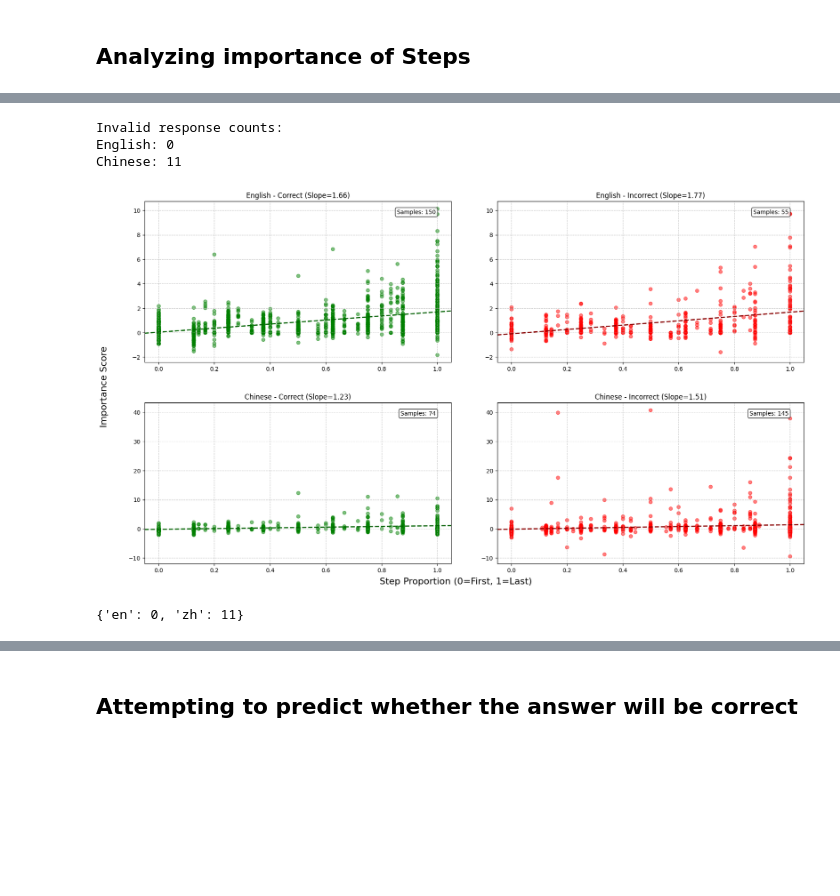
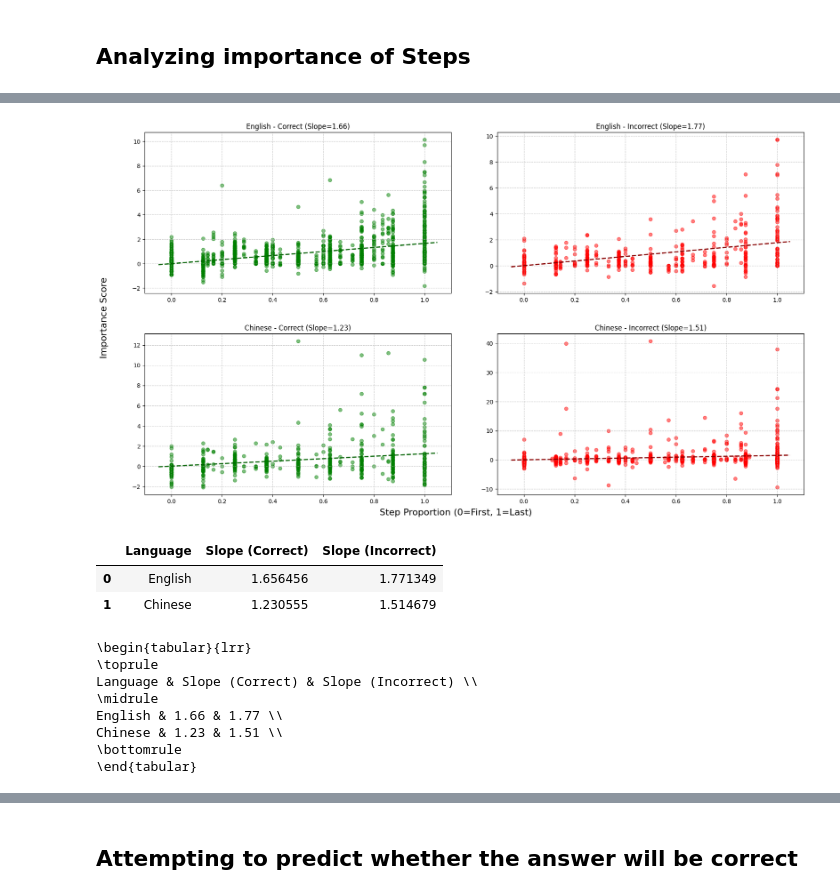
Before and after one commit to Jazhyc/IKNLP-Attribution, a Jupyter notebook: notebooks/analysis.ipynb, the cells around one changed output, grey strips where cells are left out. Cells and saved outputs as stored; diff of their text form; code cells hidden in the pictures; blank space fills up the shorter version.

```diff
--- a/notebooks/analysis.ipynb
+++ b/notebooks/analysis.ipynb
@@ -708,11 +655,23 @@ Chinese: 0
 # %%
-plot_step_importance_by_position(qwen_reasoning, languages=['en', 'zh'], figsize=(18, 10))
+slope_reasoning_df = plot_step_importance_by_position(qwen_reasoning, languages=['en', 'zh'], figsize=(18, 10))
 # %% [output]
-Invalid response counts:
-English: 0
-Chinese: 11
-[figure, old version]
+[figure, new version]
-{'en': 0, 'zh': 11}
+# %%
+display(slope_reasoning_df)
+# to latex
+print(slope_reasoning_df.to_latex(index=False, float_format="%.2f"))
+# %% [output]
+|  | Language | Slope (Correct) | Slope (Incorrect) |
+| 0 | English | 1.656456 | 1.771349 |
+| 1 | Chinese | 1.230555 | 1.514679 |
+\begin{tabular}{lrr}
+\toprule
+Language & Slope (Correct) & Slope (Incorrect) \\
+\midrule
+English & 1.66 & 1.77 \\
+Chinese & 1.23 & 1.51 \\
+\bottomrule
+\end{tabular}
 # %%
 import pandas as pd
 import seaborn as sns
```
Also changed, not shown: parts of 16 cells of this notebook, 12 other files.
